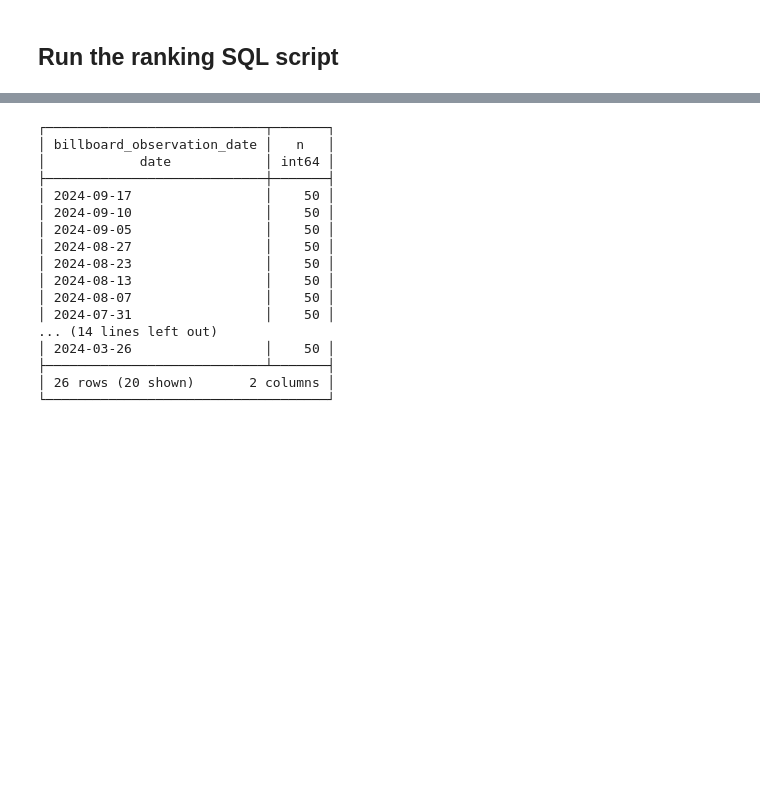
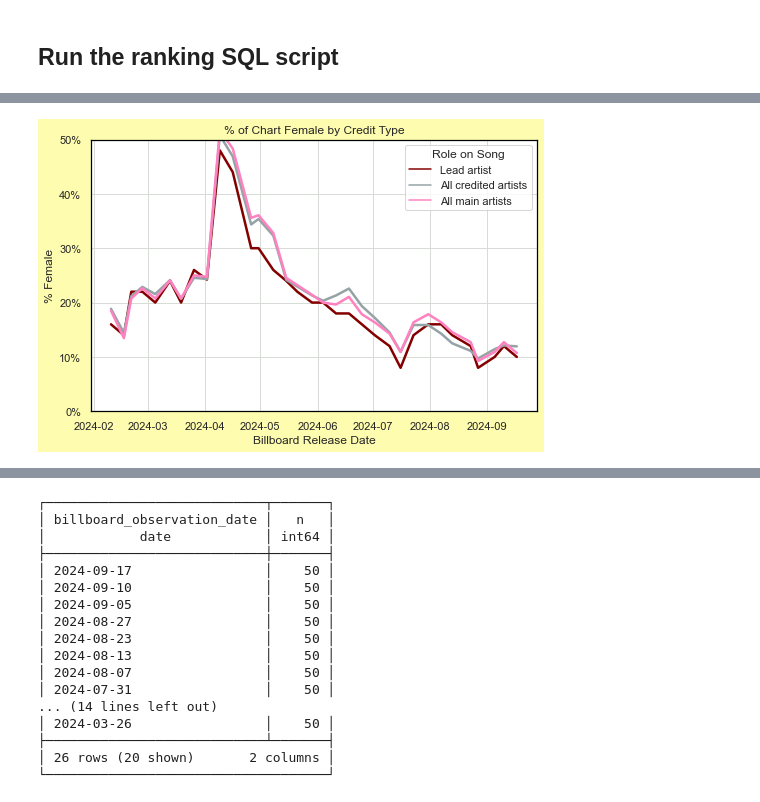
Before and after one commit to jwmanahan/billboard, a Jupyter notebook: add_new_week.ipynb, the cells around one changed output, grey strips where cells are left out. Drawn from its saved outputs; the diff is of its cells as text; code cells hidden in the pictures; blank space fills up the shorter version.

```diff
--- a/add_new_week.ipynb
+++ b/add_new_week.ipynb
@@ -623,0 +538,28 @@ graph.axes.invert_yaxis()
+# %%
+palette = {
+    'Lead artist' : 'xkcd:dark red'
+    , 'All main artists' : 'xkcd:pink'
+    , 'All credited artists' : 'xkcd:cool gray'
+}
+
+graph = sns.lineplot(
+    data = df_pct_female[
+        df_pct_female['relationship_type'].isin(palette.keys())
+    ]
+    , x = 'billboard_observation_date'
+    , y = 'mean'
+    , hue = 'relationship_type'
+    , palette = palette
+    , linewidth = 2.5 # TODO make variable
+).set(
+    title = '% of Chart Female by Credit Type'
+    , xlabel = 'Billboard Release Date' # Really observation date (for now)
+    , ylabel = '% Female'
+    , ylim = [0, 0.5]
+)#.tick_params(axis='x', colors='red') # TOFIX
+
+plt.legend(title = 'Role on Song')
+plt.gca().yaxis.set_major_formatter(mtick.PercentFormatter(xmax = 1))
+# plt.hlines([0.5], date('2024-04-01'), date('2024-10-01')) #TOFIX
+# %% [output]
+[figure, added]
```
Also changed, not shown: parts of 61 cells of this notebook, 5 other files.
